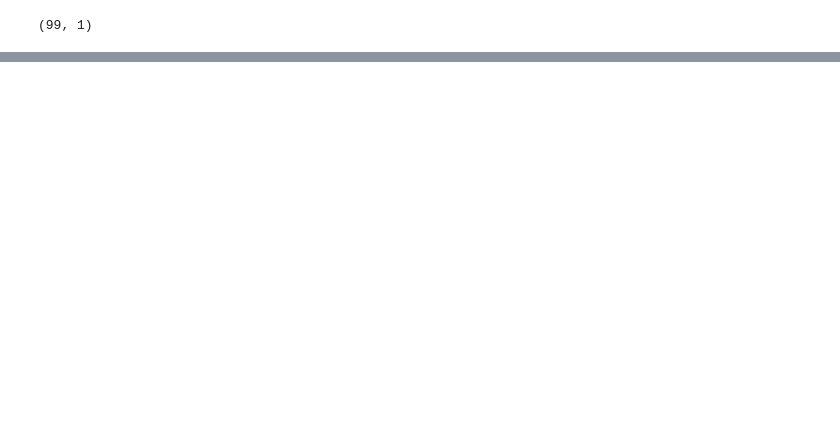
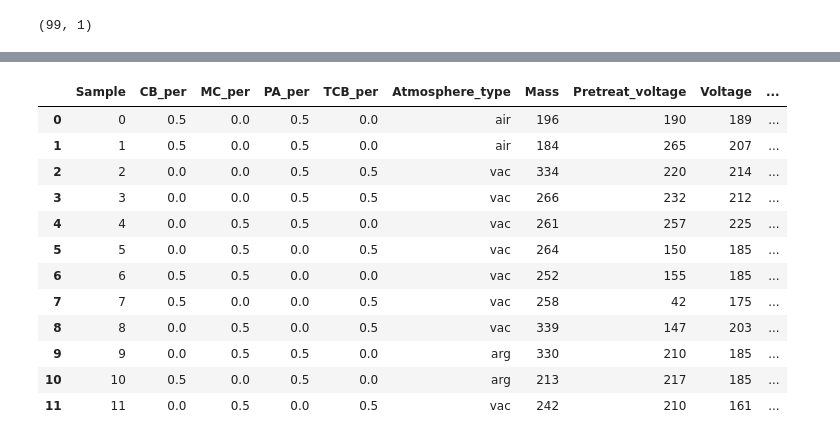
Before and after one commit to sattarik/Flash_Joule_Heating, a Jupyter notebook: Regression_remLowaccsam_propose_Toursamples.ipynb, the cells around one changed output, grey strips where cells are left out. Cells and saved outputs as stored; diff of their text form; code cells hidden in the pictures; blank space fills up the shorter version.

```diff
--- a/Regression_remLowaccsam_propose_Toursamples.ipynb
+++ b/Regression_remLowaccsam_propose_Toursamples.ipynb
@@ -1755,0 +1759,19 @@ df_test.shape
+# %%
+# adding 1 to Sample indeces to start from 1
+df_test_new_start1 = df_test_new.copy()
+df_test_new_start1.loc[:, 'Sample'] = df_test_new.loc[:, 'Sample'] + 1
+df_test_new
+# %% [output]
+|  | Sample | CB_per | MC_per | PA_per | TCB_per | Atmosphere_type | Mass | Pretreat_voltage | Voltage | ... |
+| 0 | 0 | 0.5 | 0.0 | 0.5 | 0.0 | air | 196 | 190 | 189 | ... |
+| 1 | 1 | 0.5 | 0.0 | 0.5 | 0.0 | air | 184 | 265 | 207 | ... |
+| 2 | 2 | 0.0 | 0.0 | 0.5 | 0.5 | vac | 334 | 220 | 214 | ... |
+| 3 | 3 | 0.0 | 0.0 | 0.5 | 0.5 | vac | 266 | 232 | 212 | ... |
+| 4 | 4 | 0.0 | 0.5 | 0.5 | 0.0 | vac | 261 | 257 | 225 | ... |
+| 5 | 5 | 0.0 | 0.5 | 0.0 | 0.5 | vac | 264 | 150 | 185 | ... |
+| 6 | 6 | 0.5 | 0.5 | 0.0 | 0.0 | vac | 252 | 155 | 185 | ... |
+| 7 | 7 | 0.5 | 0.0 | 0.0 | 0.5 | vac | 258 | 42 | 175 | ... |
+| 8 | 8 | 0.0 | 0.5 | 0.0 | 0.5 | vac | 339 | 147 | 203 | ... |
+| 9 | 9 | 0.0 | 0.5 | 0.5 | 0.0 | arg | 330 | 210 | 185 | ... |
+| 10 | 10 | 0.5 | 0.0 | 0.5 | 0.0 | arg | 213 | 217 | 185 | ... |
+| 11 | 11 | 0.0 | 0.5 | 0.0 | 0.5 | vac | 242 | 210 | 161 | ... |
```
Also changed, not shown: parts of 41 cells of this notebook, 14 other files.
